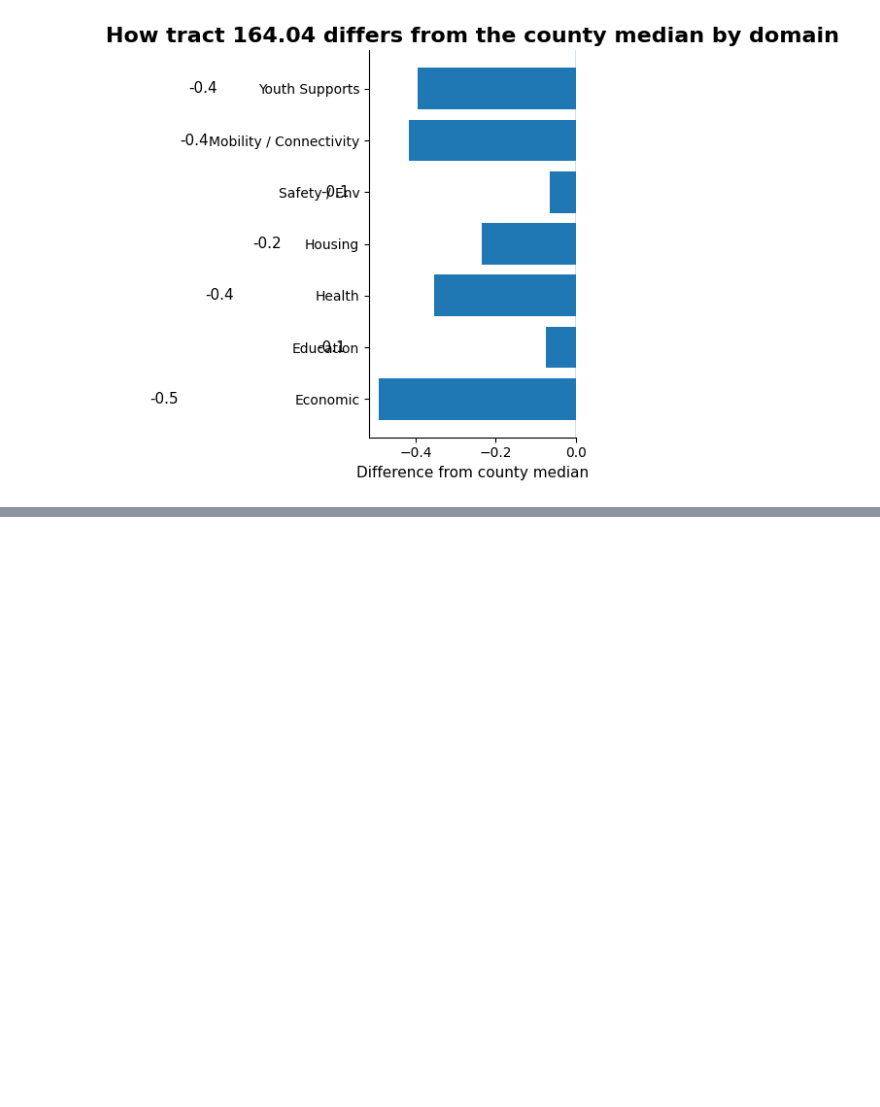
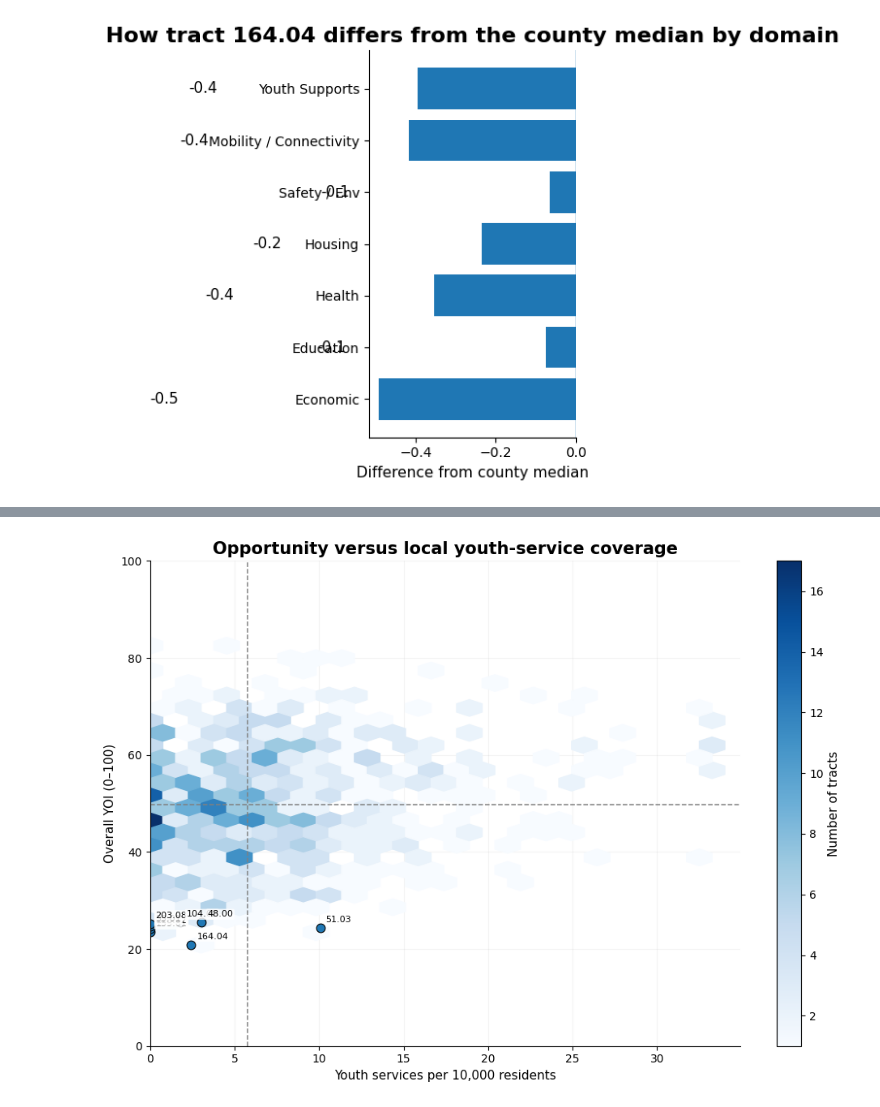
Before and after one commit to laurenthanhvo/youth_opportunity_index, a Jupyter notebook: notebooks/posterviz.ipynb, the cells around one changed output, grey strips where cells are left out. Saved outputs shown, nothing was run; the diff lists cells and outputs as text; code cells hidden in the pictures; blank space fills up the shorter version.

```diff
--- a/notebooks/posterviz.ipynb
+++ b/notebooks/posterviz.ipynb
@@ -548,0 +686,64 @@ plt.show()
+# %%
+# ---------------------------------------------
+# Figure B alternative: hexbin + highlighted low-opportunity tracts
+# ---------------------------------------------
+plot_df = yoi.dropna(subset=[YOI_COL, YOUTH_SERV_COL, POP_COL]).copy()
+
+if plot_df[YOI_COL].max() <= 1.5:
+    plot_df["yoi_display"] = plot_df[YOI_COL] * 100
+else:
+    plot_df["yoi_display"] = plot_df[YOI_COL]
+
+x_cap = plot_df[YOUTH_SERV_COL].quantile(0.99)
+plot_df["service_display"] = plot_df[YOUTH_SERV_COL].clip(upper=x_cap)
+
+fig, ax = plt.subplots(figsize=(10, 7))
+
+hb = ax.hexbin(
+    plot_df["service_display"],
+    plot_df["yoi_display"],
+    gridsize=22,
+    mincnt=1,
+    cmap="Blues"
+)
+
+# highlight lowest-YOI tracts
+highlight = plot_df.nsmallest(8, "yoi_display").copy()
+ax.scatter(
+    highlight["service_display"],
+    highlight["yoi_display"],
+    s=60,
+    edgecolors="black",
+    linewidths=0.8
+)
+
+for _, row in highlight.iterrows():
+    ax.annotate(
+        tract_short(row[TRACT_COL]),
+        (row["service_display"], row["yoi_display"]),
+        xytext=(5, 5),
+        textcoords="offset points",
+        fontsize=8,
+        bbox=dict(boxstyle="round,pad=0.15", fc="white", ec="none", alpha=0.85)
+    )
+
+x_med = plot_df["service_display"].median()
+y_med = plot_df["yoi_display"].median()
+ax.axvline(x_med, linestyle="--", linewidth=1.1, color="gray")
+ax.axhline(y_med, linestyle="--", linewidth=1.1, color="gray")
+
+cbar = plt.colorbar(hb, ax=ax)
+cbar.set_label("Number of tracts")
+
+ax.set_xlabel("Youth services per 10,000 residents")
+ax.set_ylabel("Overall YOI (0–100)")
+ax.set_title("Opportunity versus local youth-service coverage", fontsize=15, weight="bold")
+ax.grid(alpha=0.15)
+ax.set_axisbelow(True)
+ax.set_xlim(left=0)
+ax.set_ylim(0, max(100, plot_df["yoi_display"].max() + 3))
+
+plt.tight_layout()
+plt.show()
+# %% [output]
+[figure, added]
```
Also changed, not shown: parts of 2 cells of this notebook, 3 other files.
